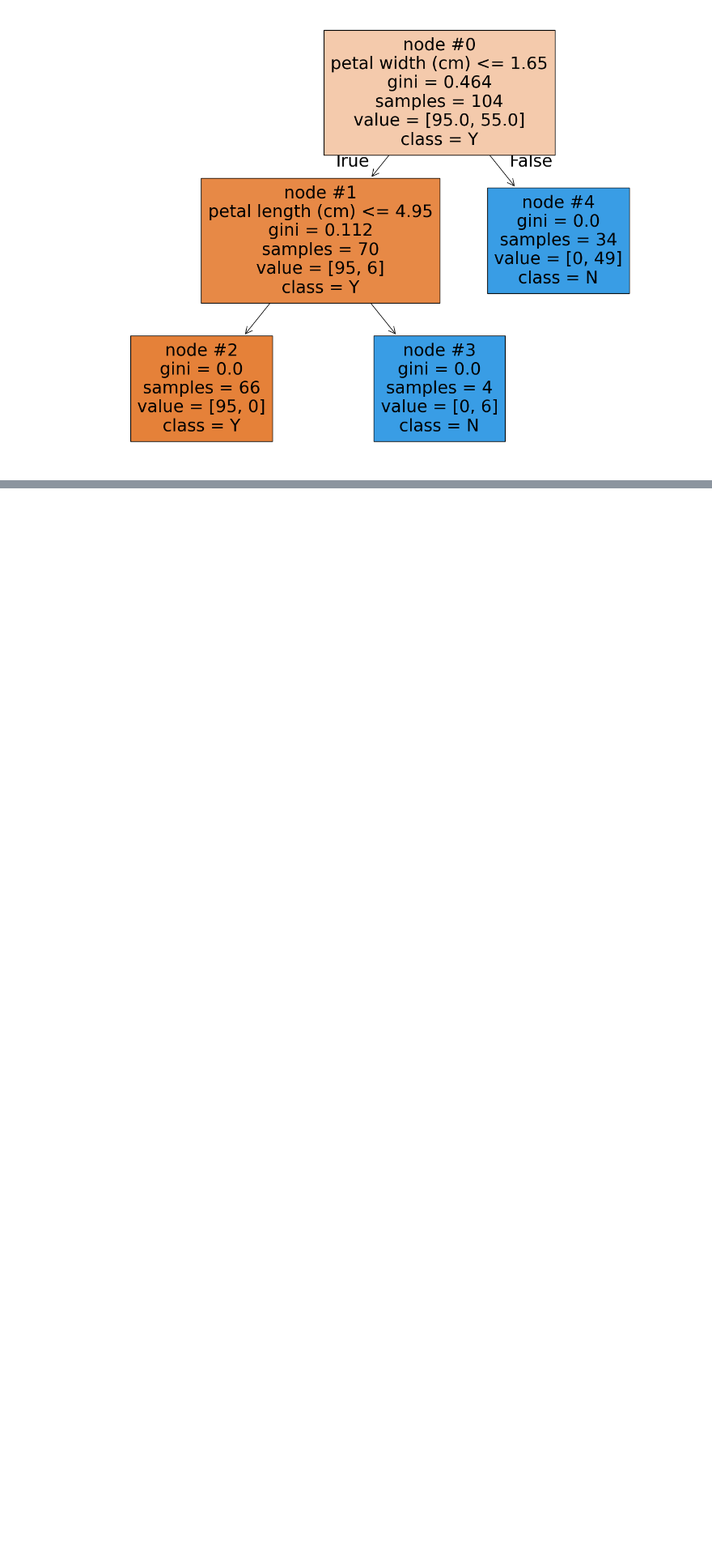
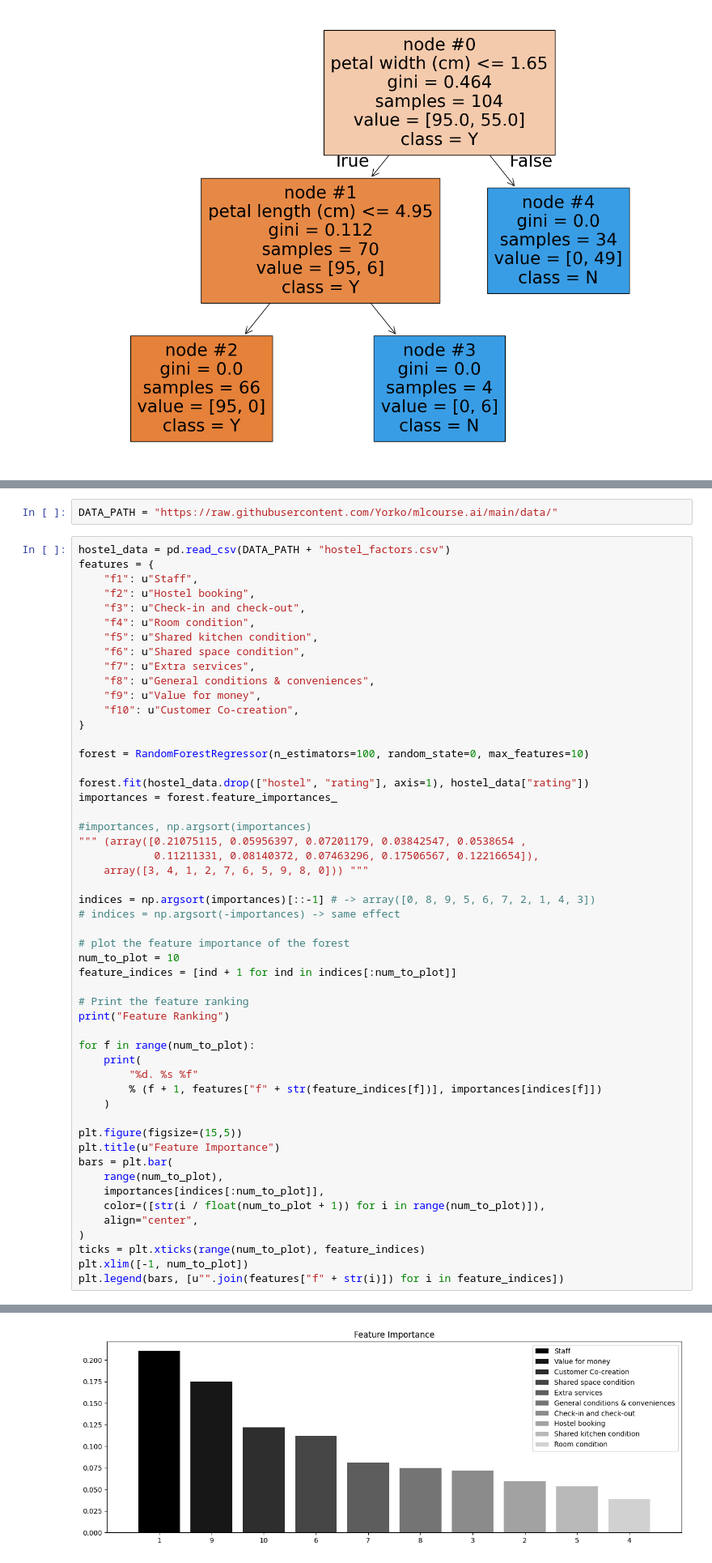
Before and after one commit to rahulrajesh131999/ai-ml-dl-journey, a Jupyter notebook: topic5/feature importance/permutation_importance.ipynb, the cells around one changed output, grey strips where cells are left out. Shown at 81% size. Cells and saved outputs as stored; diff of their text form; blank space fills up the shorter version.

```diff
--- a/topic5/feature importance/permutation_importance.ipynb
+++ b/topic5/feature importance/permutation_importance.ipynb
@@ -142,0 +152,55 @@ print(rfc.feature_importances_)
+# %%
+DATA_PATH = "https://raw.githubusercontent.com/Yorko/mlcourse.ai/main/data/"
+# %%
+hostel_data = pd.read_csv(DATA_PATH + "hostel_factors.csv")
+features = {
+    "f1": u"Staff",
+    "f2": u"Hostel booking",
+    "f3": u"Check-in and check-out",
+    "f4": u"Room condition",
+    "f5": u"Shared kitchen condition",
+    "f6": u"Shared space condition",
+    "f7": u"Extra services",
+    "f8": u"General conditions & conveniences",
+    "f9": u"Value for money",
+    "f10": u"Customer Co-creation",
+}
+
+forest = RandomForestRegressor(n_estimators=100, random_state=0, max_features=10)
+
+forest.fit(hostel_data.drop(["hostel", "rating"], axis=1), hostel_data["rating"])
+importances = forest.feature_importances_
+
+#importances, np.argsort(importances)
+""" (array([0.21075115, 0.05956397, 0.07201179, 0.03842547, 0.0538654 ,
+            0.11211331, 0.08140372, 0.07463296, 0.17506567, 0.12216654]),
+    array([3, 4, 1, 2, 7, 6, 5, 9, 8, 0])) """
+
+indices = np.argsort(importances)[::-1] # -> array([0, 8, 9, 5, 6, 7, 2, 1, 4, 3])
+# indices = np.argsort(-importances) -> same effect
+
+# plot the feature importance of the forest
+num_to_plot = 10
+feature_indices = [ind + 1 for ind in indices[:num_to_plot]]
+
+# Print the feature ranking
+print("Feature Ranking")
+
+for f in range(num_to_plot):
+    print(
+        "%d. %s %f"
+        % (f + 1, features["f" + str(feature_indices[f])], importances[indices[f]])
+    )
+
+plt.figure(figsize=(15,5))
+plt.title(u"Feature Importance")
+bars = plt.bar(
+    range(num_to_plot),
+    importances[indices[:num_to_plot]],
+    color=([str(i / float(num_to_plot + 1)) for i in range(num_to_plot)]),
+    align="center",
+)
+ticks = plt.xticks(range(num_to_plot), feature_indices)
+plt.xlim([-1, num_to_plot])
+plt.legend(bars, [u"".join(features["f" + str(i)]) for i in feature_indices])
+# %% [output]
@@ -142,0 +219 @@ print(rfc.feature_importances_)
+[figure, added]
```
Also changed, not shown: parts of 7 cells of this notebook.
